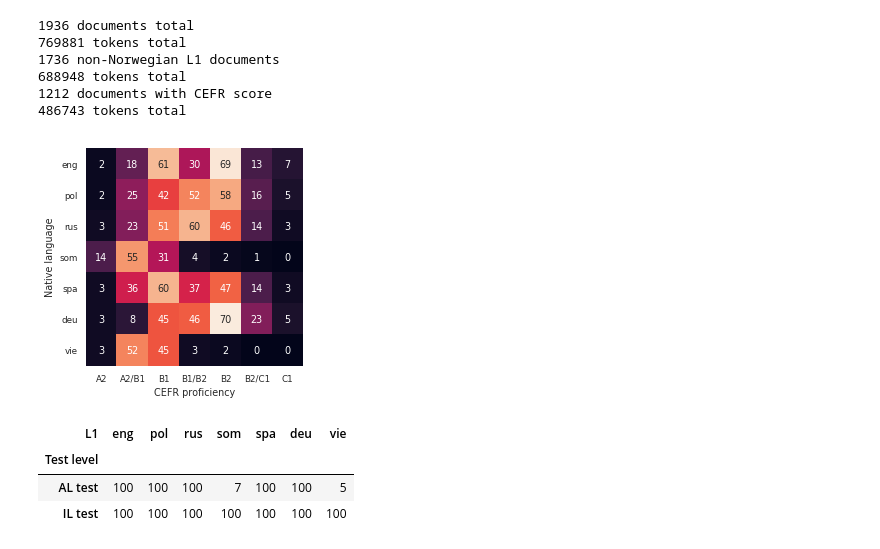
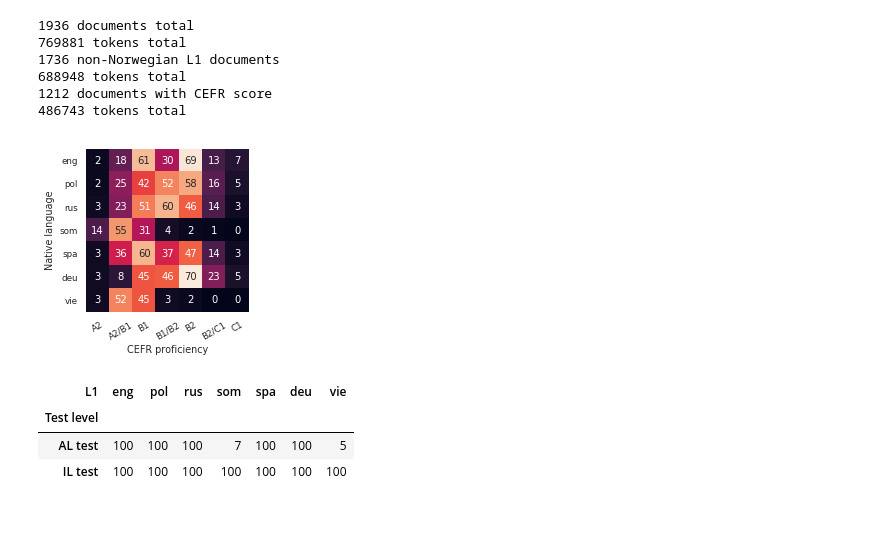
Before and after one commit to PhyloStar/NorskASK, a Jupyter notebook: notebooks/Analyze metadata.ipynb, the cells around one changed output. Cells and saved outputs as stored; diff of their text form; code cells hidden in the pictures; blank space fills up the shorter version.

```diff
--- a/notebooks/Analyze metadata.ipynb
+++ b/notebooks/Analyze metadata.ipynb
@@ -31,16 +31,18 @@ df.testlevel.replace(['Språkprøven', 'Høyere nivå'], ['IL test', 'AL test'],
 # %%
 counts = df.groupby(['lang', 'cefr']).size().unstack(fill_value=0)
 
 ax = sns.heatmap(counts, annot=True, fmt='d', square=True, cbar=False)
 ax.set_yticklabels([iso639_3[l] for l in counts.index], rotation=0)
 
+plt.gcf().set_size_inches(3,3)
 plt.ylabel('Native language')
 plt.xlabel('CEFR proficiency')
+plt.setp(ax.get_xticklabels(), rotation=30)
 # plt.savefig(str(IMG_DIR / 'lang_vs_cefr.pdf'), bbox_inches='tight')
 
 plt.show()
 # %% [output]
-[figure, old version]
+[figure, new version]
 # %%
 counts = df.groupby(['testlevel', 'lang']).size().unstack(fill_value=0)
 counts.columns = [iso639_3[l] for l in counts.columns]
```
Also changed, not shown: parts of 3 cells of this notebook, 10 other files.
